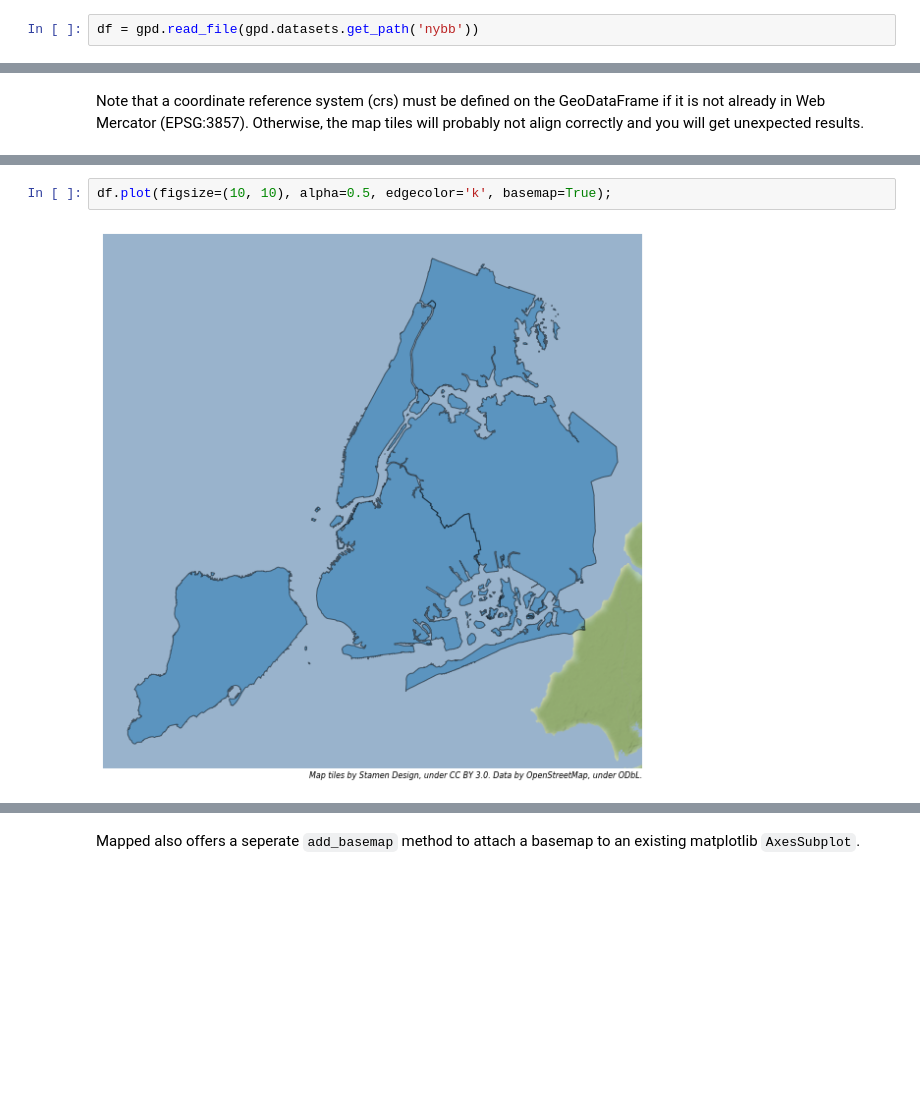
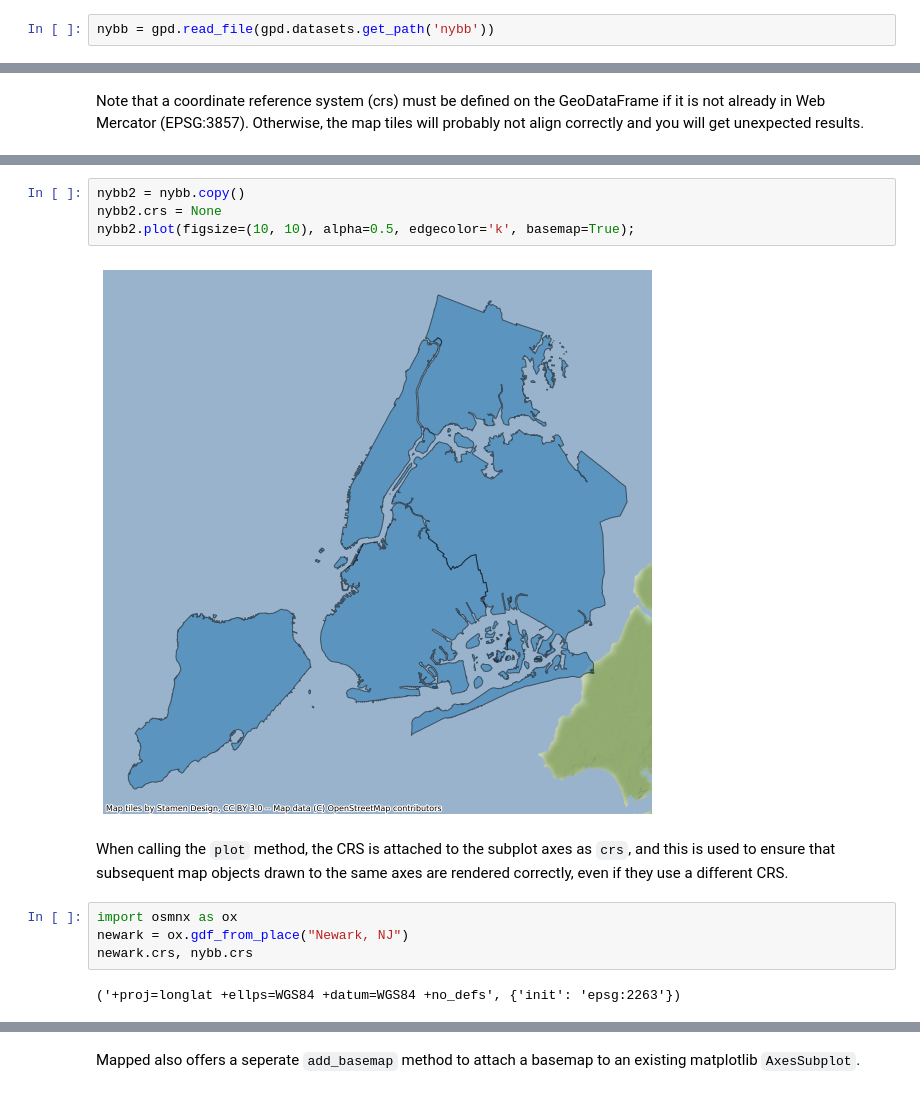
Before and after one commit to jpn--/mapped, a Jupyter notebook: examples/example-basemap.ipynb, the cells around one changed output, grey strips where cells are left out. Saved outputs shown, nothing was run; the diff lists cells and outputs as text; blank space fills up the shorter version.

```diff
--- a/examples/example-basemap.ipynb
+++ b/examples/example-basemap.ipynb
@@ -9,5 +9,5 @@ mapped.__version__
 # %% [output]
 '19.12.0'
 # %%
-df = gpd.read_file(gpd.datasets.get_path('nybb'))
+nybb = gpd.read_file(gpd.datasets.get_path('nybb'))
 # %% [markdown]
@@ -45,4 +45,16 @@ df.crs = None
 # %%
-df.plot(figsize=(10, 10), alpha=0.5, edgecolor='k', basemap=True);
+nybb2 = nybb.copy()
+nybb2.crs = None
+nybb2.plot(figsize=(10, 10), alpha=0.5, edgecolor='k', basemap=True);
 # %% [output]
-[figure, old version]
+[figure, new version]
+# %% [markdown]
+When calling the `plot` method, the CRS is attached to the subplot axes
+as `crs`, and this is used to ensure that subsequent map objects drawn to
+the same axes are rendered correctly, even if they use a different CRS.
+# %%
+import osmnx as ox
+newark = ox.gdf_from_place("Newark, NJ")
+newark.crs, nybb.crs
+# %% [output]
+('+proj=longlat +ellps=WGS84 +datum=WGS84 +no_defs', {'init': 'epsg:2263'})
```
Also changed, not shown: parts of 11 cells of this notebook.
